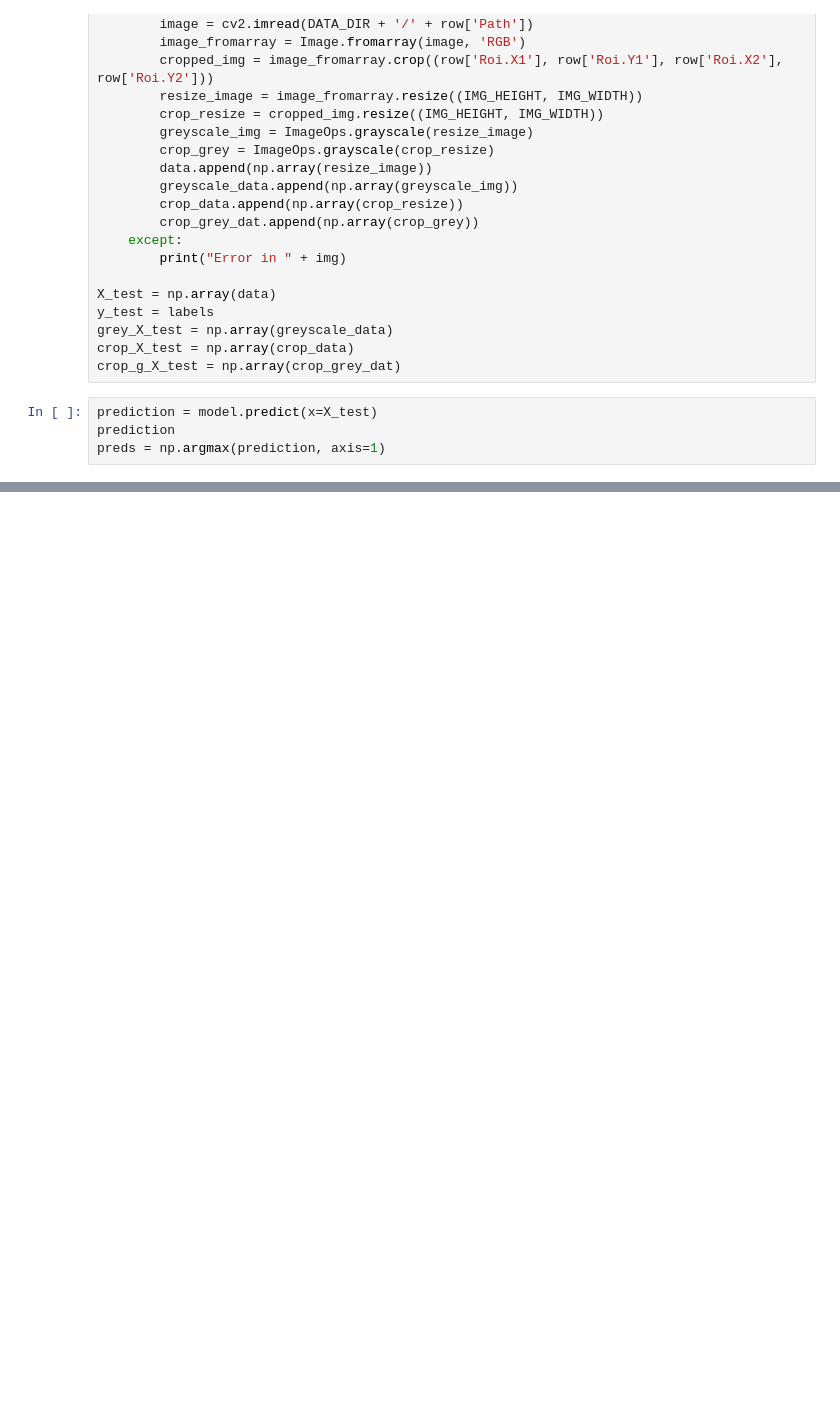
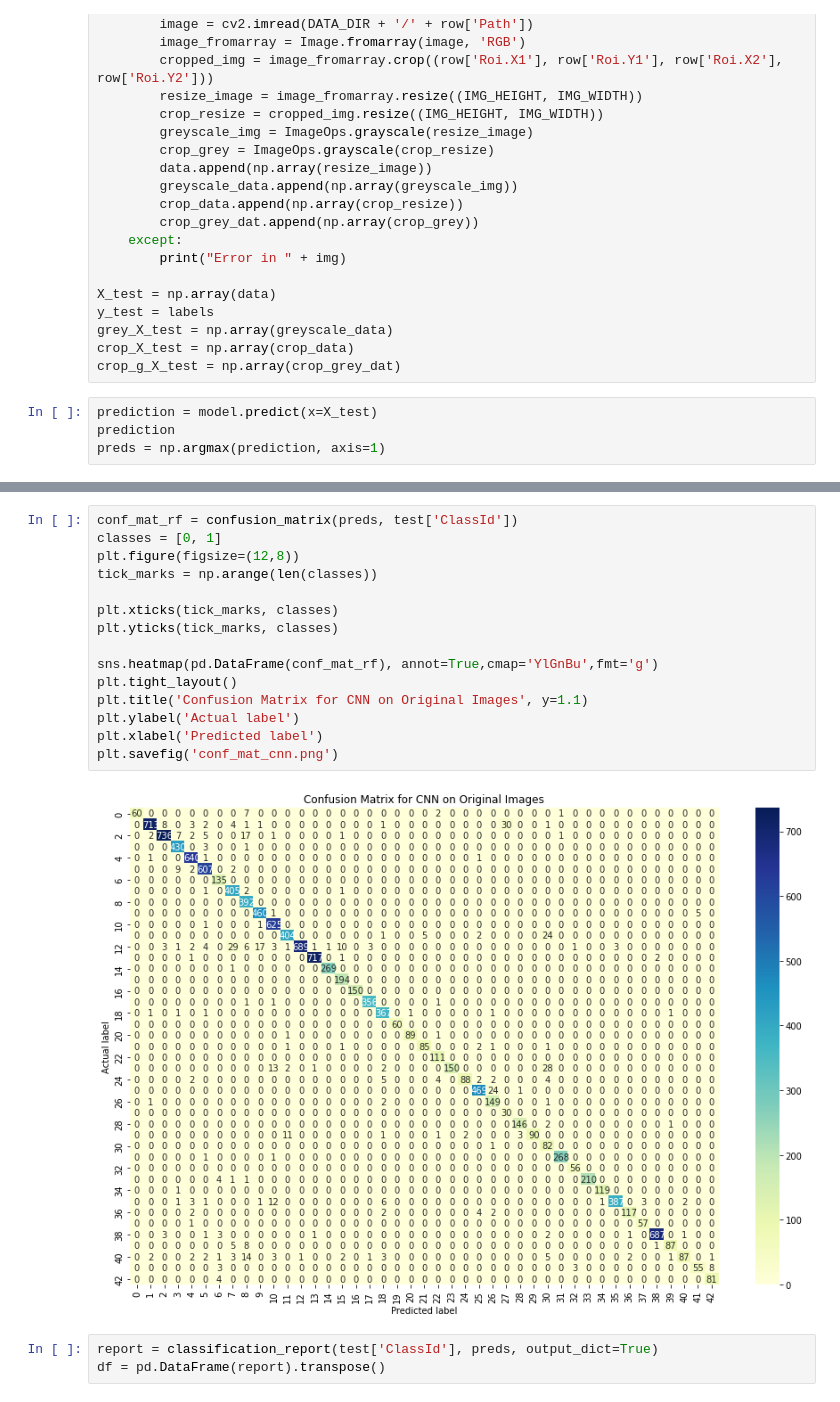
Before and after one commit to mineramc/GTSRB_image_recognition, a Jupyter notebook: GTSRB_CNN.ipynb, the cells around one changed output, grey strips where cells are left out. Cells and saved outputs as stored; diff of their text form; blank space fills up the shorter version.

```diff
--- a/GTSRB_CNN.ipynb
+++ b/GTSRB_CNN.ipynb
@@ -365,0 +366,20 @@ weighted avg       0.91      0.86      0.86     12630
+# %%
+conf_mat_rf = confusion_matrix(preds, test['ClassId'])
+classes = [0, 1]
+plt.figure(figsize=(12,8))
+tick_marks = np.arange(len(classes))
+
+plt.xticks(tick_marks, classes)
+plt.yticks(tick_marks, classes)
+
+sns.heatmap(pd.DataFrame(conf_mat_rf), annot=True,cmap='YlGnBu',fmt='g')
+plt.tight_layout()
+plt.title('Confusion Matrix for CNN on Original Images', y=1.1)
+plt.ylabel('Actual label')
+plt.xlabel('Predicted label')
+plt.savefig('conf_mat_cnn.png')
+# %% [output]
+[figure, added]
+# %%
+report = classification_report(test['ClassId'], preds, output_dict=True)
+df = pd.DataFrame(report).transpose()
```
Also changed, not shown: parts of 15 cells of this notebook.
